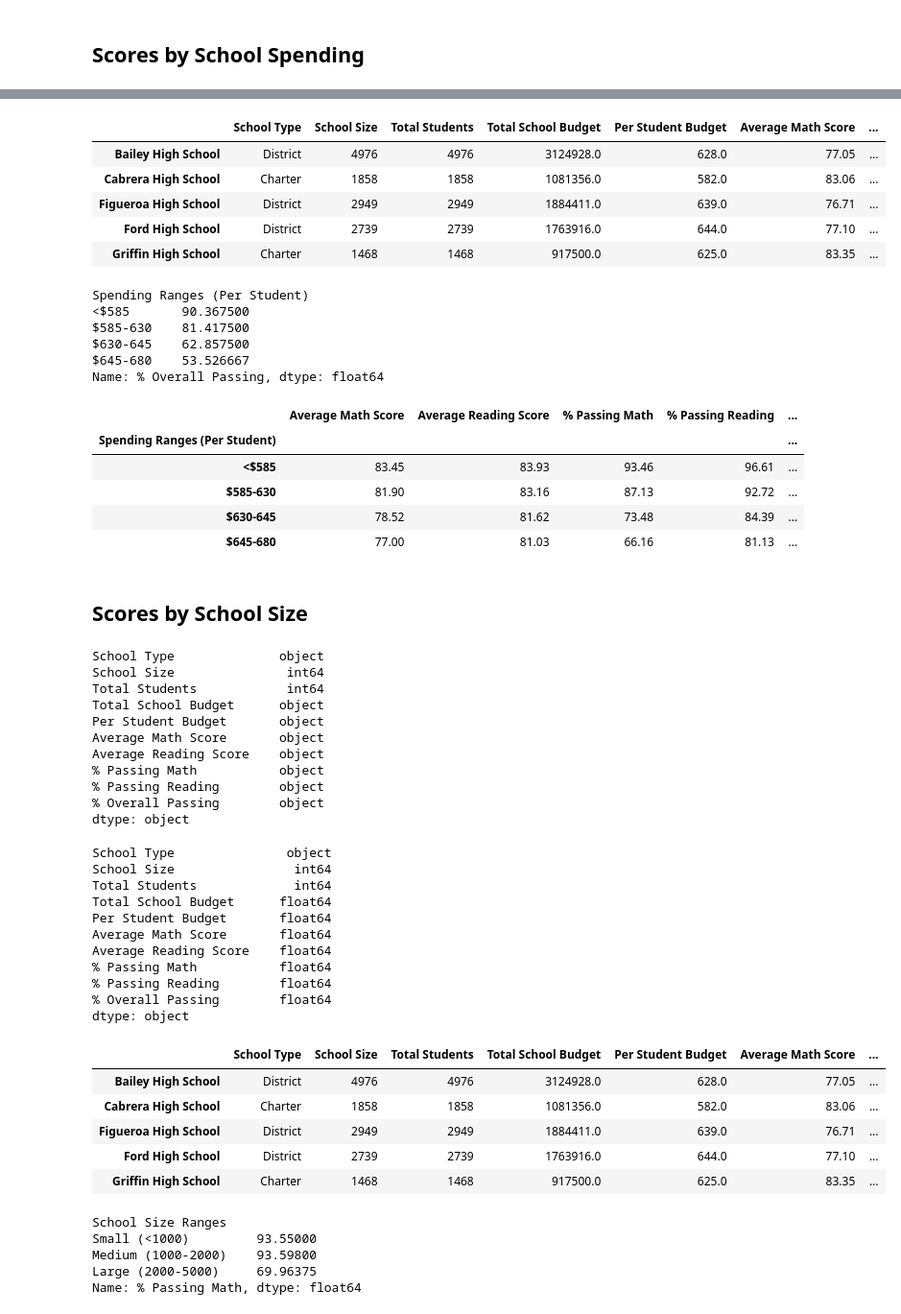
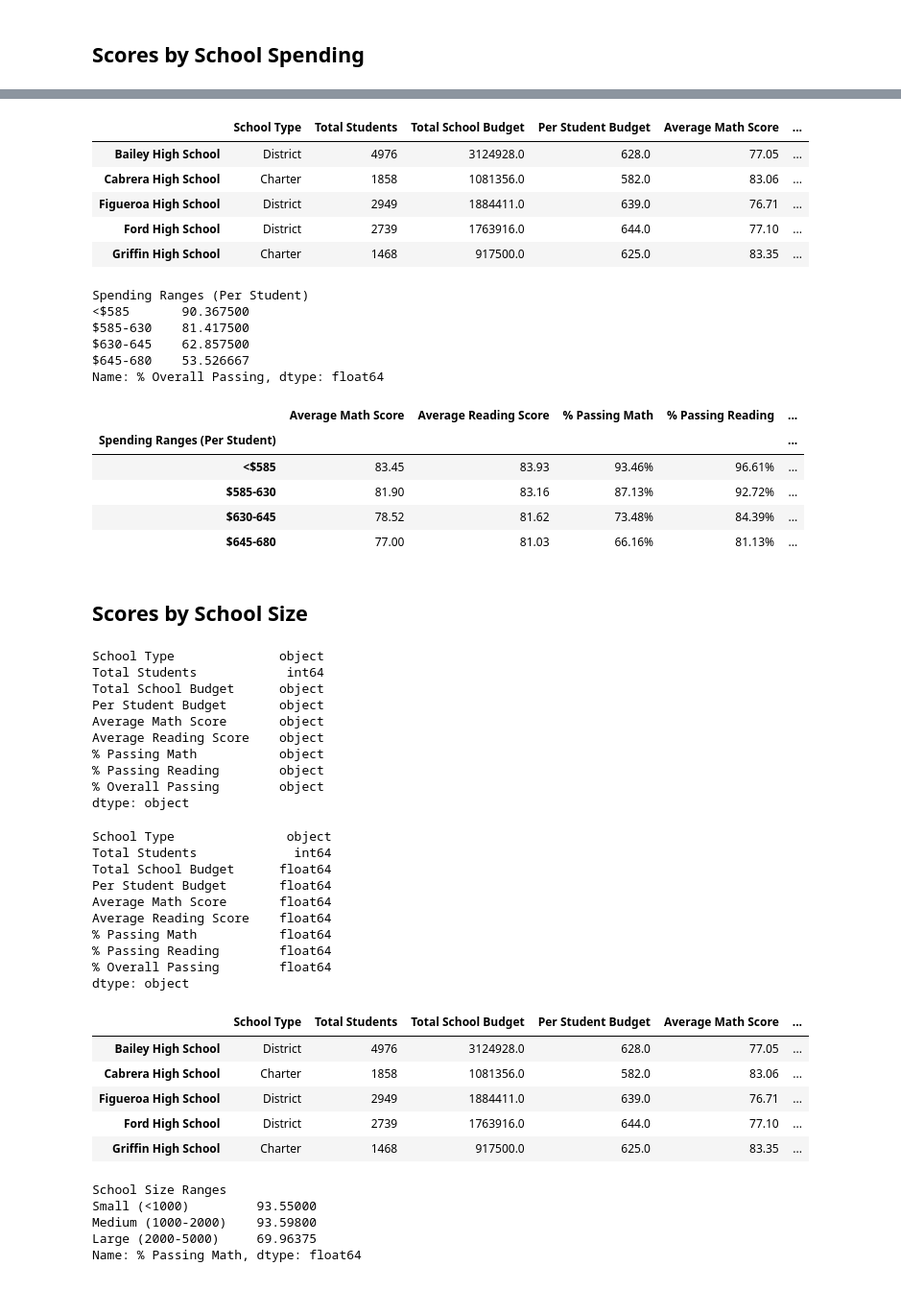
Before and after one commit to minmincg/pandas-challenge, a Jupyter notebook: PyCitySchools/PyCitySchools.ipynb, the cells around one changed output, grey strips where cells are left out. Shown at 96% size. Drawn from its saved outputs; the diff is of its cells as text; code cells hidden in the pictures.

```diff
--- a/PyCitySchools/PyCitySchools.ipynb
+++ b/PyCitySchools/PyCitySchools.ipynb
@@ -295,7 +274,6 @@ dtype: float64
 # %%
 # Create a DataFrame called `per_school_summary` with columns for the calculations above.
 per_school_summary_df= pd.DataFrame({"School Type":school_types,
-                                     "School Size":school_size,
                      "Total Students":per_school_counts,
                      "Total School Budget":per_school_budget,
                       "Per Student Budget":per_school_capita,
@@ -519,12 +495,12 @@ dtype: object
 school_spending_df["Spending Ranges (Per Student)"] = pd.cut(school_spending_df["Per Student Budget"], spending_bins, labels=labels, right=False)
 school_spending_df.head()
 # %% [output]
-|  | School Type | School Size | Total Students | Total School Budget | Per Student Budget | Average Math Score | ... |
-| Bailey High School | District | 4976 | 4976 | 3124928.0 | 628.0 | 77.05 | ... |
-| Cabrera High School | Charter | 1858 | 1858 | 1081356.0 | 582.0 | 83.06 | ... |
-| Figueroa High School | District | 2949 | 2949 | 1884411.0 | 639.0 | 76.71 | ... |
-| Ford High School | District | 2739 | 2739 | 1763916.0 | 644.0 | 77.10 | ... |
-| Griffin High School | Charter | 1468 | 1468 | 917500.0 | 625.0 | 83.35 | ... |
+|  | School Type | Total Students | Total School Budget | Per Student Budget | Average Math Score | ... |
+| Bailey High School | District | 4976 | 3124928.0 | 628.0 | 77.05 | ... |
+| Cabrera High School | Charter | 1858 | 1081356.0 | 582.0 | 83.06 | ... |
+| Figueroa High School | District | 2949 | 1884411.0 | 639.0 | 76.71 | ... |
+| Ford High School | District | 2739 | 1763916.0 | 644.0 | 77.10 | ... |
+| Griffin High School | Charter | 1468 | 917500.0 | 625.0 | 83.35 | ... |
 # %%
 #  Calculate averages for the desired columns.
 spending_math_scores = school_spending_df.groupby(["Spending Ranges (Per Student)"]).mean()["Average Math Score"]
@@ -553,19 +529,19 @@ spending_summary = pd.DataFrame({"Average Math Score":spending_math_scores,
 #Format
 spending_summary["Average Math Score"]=spending_summary["Average Math Score"].map("{:.2f}".format)
 spending_summary["Average Reading Score"]=spending_summary["Average Reading Score"].map("{:.2f}".format)
-spending_summary["% Passing Math"]=spending_summary["% Passing Math"].map("{:.2f}".format)
-spending_summary["% Passing Reading"]=spending_summary["% Passing Reading"].map("{:.2f}".format)
-spending_summary["% Overall Passing"]=spending_summary["% Overall Passing"].map("{:.2f}".format)
+spending_summary["% Passing Math"]=spending_summary["% Passing Math"].map("{:.2f}%".format)
+spending_summary["% Passing Reading"]=spending_summary["% Passing Reading"].map("{:.2f}%".format)
+spending_summary["% Overall Passing"]=spending_summary["% Overall Passing"].map("{:.2f}%".format)
 
 # Display results
 spending_summary
 # %% [output]
 |  | Average Math Score | Average Reading Score | % Passing Math | % Passing Reading | ... |
 | Spending Ranges (Per Student) |  |  |  |  | ... |
-| <$585 | 83.45 | 83.93 | 93.46 | 96.61 | ... |
-| $585-630 | 81.90 | 83.16 | 87.13 | 92.72 | ... |
-| $630-645 | 78.52 | 81.62 | 73.48 | 84.39 | ... |
-| $645-680 | 77.00 | 81.03 | 66.16 | 81.13 | ... |
+| <$585 | 83.45 | 83.93 | 93.46% | 96.61% | ... |
+| $585-630 | 81.90 | 83.16 | 87.13% | 92.72% | ... |
+| $630-645 | 78.52 | 81.62 | 73.48% | 84.39% | ... |
+| $645-680 | 77.00 | 81.03 | 66.16% | 81.13% | ... |
 # %% [markdown]
 ## Scores by School Size
 # %%
@@ -579,7 +555,6 @@ school_size_df = per_school_summary_df.copy()
 school_size_df.dtypes
 # %% [output]
 School Type              object
-School Size               int64
 Total Students            int64
 Total School Budget      object
 Per Student Budget       object
@@ -608,7 +583,6 @@ school_size_df["Per Student Budget"] = pd.to_numeric(school_size_df["Per Student
 school_size_df.dtypes
 # %% [output]
 School Type               object
-School Size                int64
 Total Students             int64
 Total School Budget      float64
 Per Student Budget       float64
@@ -620,15 +594,15 @@ Average Reading Score    float64
 dtype: object
 # %%
 # Use `pd.cut` to categorize spending based on the bins.
-school_size_df["School Size Ranges"] = pd.cut(school_size_df["School Size"], size_bins, labels=size_labels, right=False)
+school_size_df["School Size Ranges"] = pd.cut(school_size_df["Total Students"], size_bins, labels=size_labels, right=False)
 school_size_df.head()
 # %% [output]
-|  | School Type | School Size | Total Students | Total School Budget | Per Student Budget | Average Math Score | ... |
-| Bailey High School | District | 4976 | 4976 | 3124928.0 | 628.0 | 77.05 | ... |
-| Cabrera High School | Charter | 1858 | 1858 | 1081356.0 | 582.0 | 83.06 | ... |
-| Figueroa High School | District | 2949 | 2949 | 1884411.0 | 639.0 | 76.71 | ... |
-| Ford High School | District | 2739 | 2739 | 1763916.0 | 644.0 | 77.10 | ... |
-| Griffin High School | Charter | 1468 | 1468 | 917500.0 | 625.0 | 83.35 | ... |
+|  | School Type | Total Students | Total School Budget | Per Student Budget | Average Math Score | ... |
+| Bailey High School | District | 4976 | 3124928.0 | 628.0 | 77.05 | ... |
+| Cabrera High School | Charter | 1858 | 1081356.0 | 582.0 | 83.06 | ... |
+| Figueroa High School | District | 2949 | 1884411.0 | 639.0 | 76.71 | ... |
+| Ford High School | District | 2739 | 1763916.0 | 644.0 | 77.10 | ... |
+| Griffin High School | Charter | 1468 | 917500.0 | 625.0 | 83.35 | ... |
 # %%
 # Calculate averages for the desired columns.
 size_math_scores = school_size_df.groupby(["School Size Ranges"]).mean()["Average Math Score"]
```
Also changed, not shown: parts of 11 cells of this notebook.
